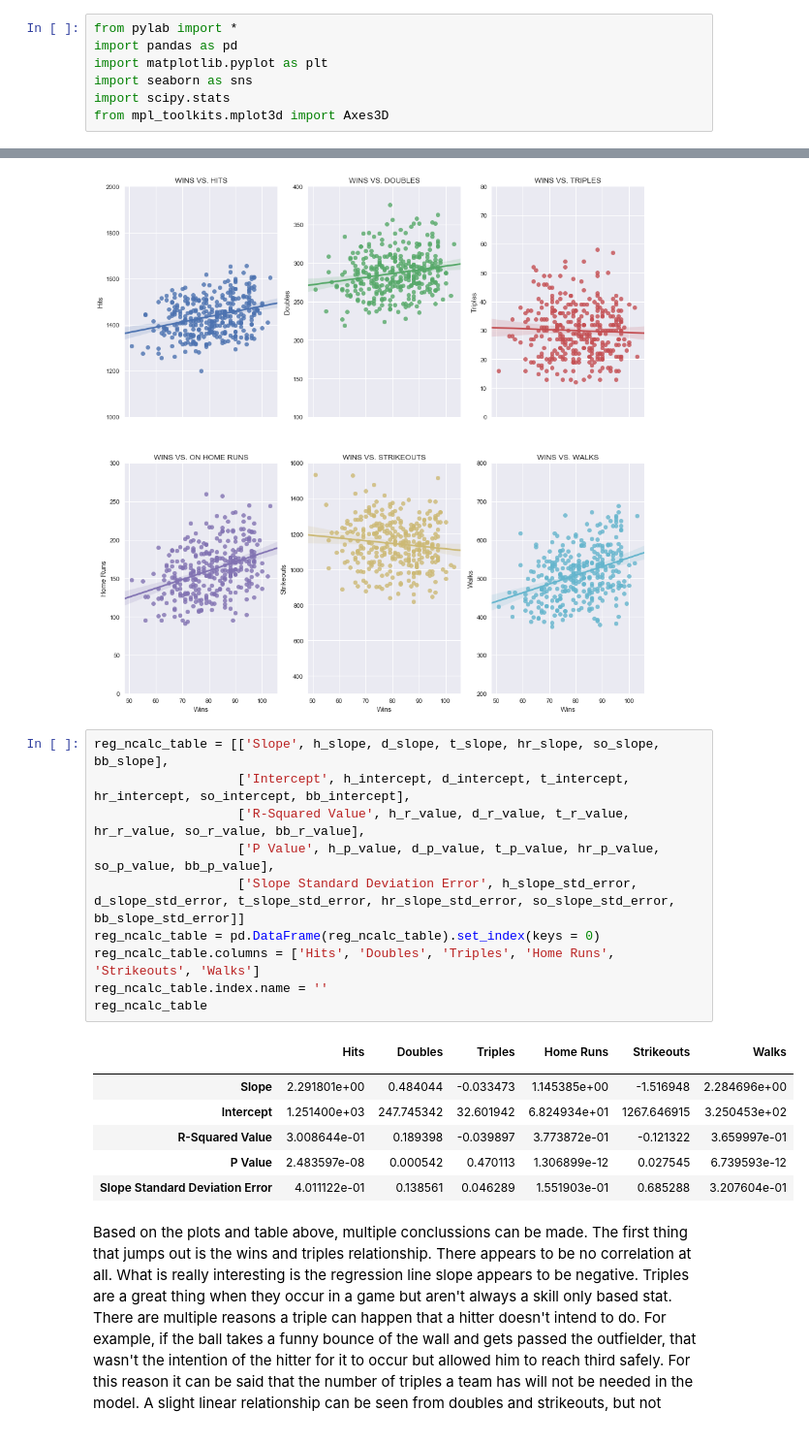
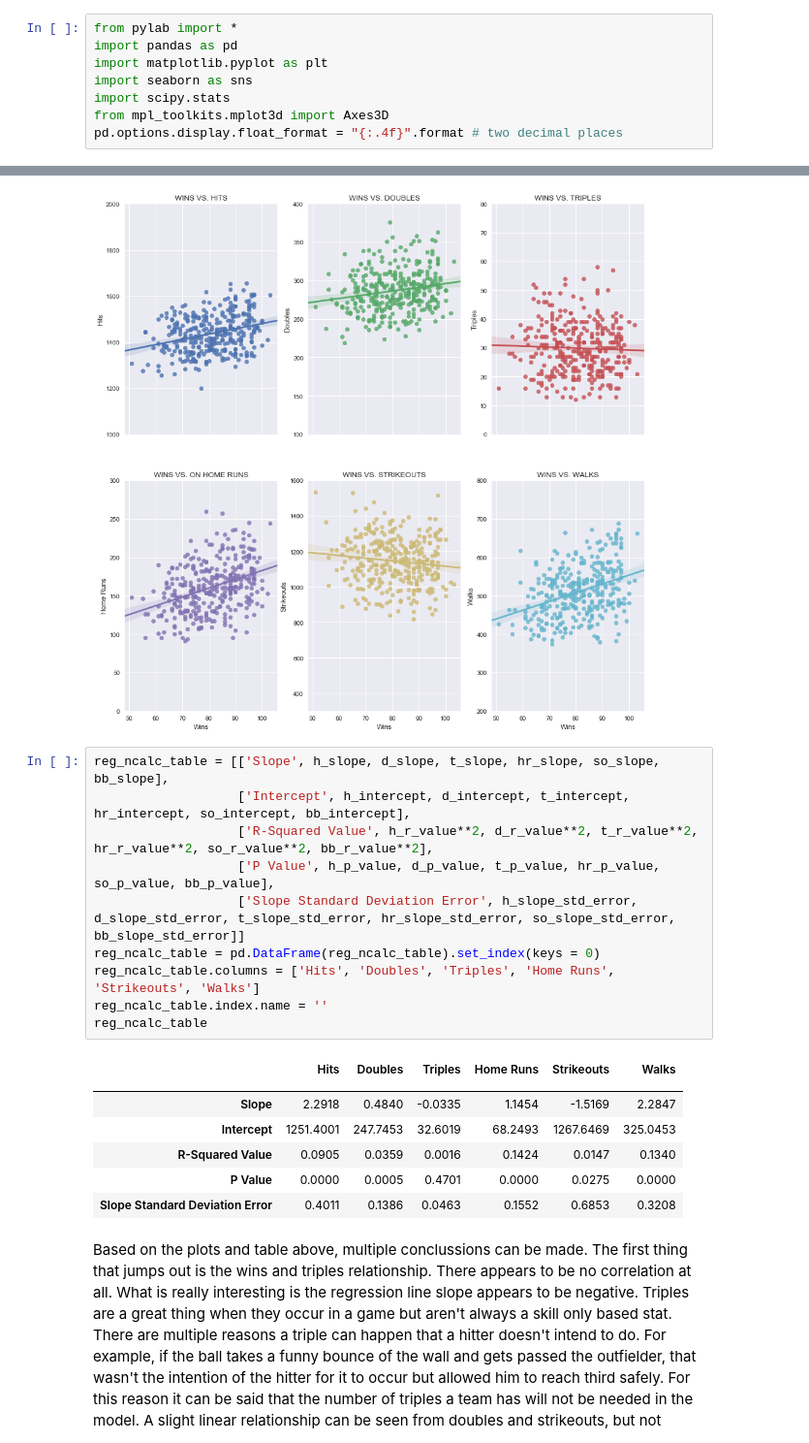
Before and after one commit to lawewers/Springboard-Capstone-MLB-W-vs.-L, a Jupyter notebook: CapstoneProject.ipynb, the cells around one changed output, grey strips where cells are left out. Shown at 97% size. Saved outputs shown, nothing was run; the diff lists cells and outputs as text.

```diff
--- a/CapstoneProject.ipynb
+++ b/CapstoneProject.ipynb
@@ -19,6 +19,7 @@ import matplotlib.pyplot as plt
 import seaborn as sns
 import scipy.stats
 from mpl_toolkits.mplot3d import Axes3D
+pd.options.display.float_format = "{:.4f}".format # two decimal places
 # %% [markdown]
 ## Data
 # %%
@@ -180,21 +181,21 @@ bb_slope, bb_intercept, bb_r_value, bb_p_value, bb_slope_std_error = scipy.stats
 # %%
 reg_ncalc_table = [['Slope', h_slope, d_slope, t_slope, hr_slope, so_slope, bb_slope],
                    ['Intercept', h_intercept, d_intercept, t_intercept, hr_intercept, so_intercept, bb_intercept],
-                   ['R-Squared Value', h_r_value, d_r_value, t_r_value, hr_r_value, so_r_value, bb_r_value],
+                   ['R-Squared Value', h_r_value**2, d_r_value**2, t_r_value**2, hr_r_value**2, so_r_value**2, bb_r_value**2],
                    ['P Value', h_p_value, d_p_value, t_p_value, hr_p_value, so_p_value, bb_p_value],
                    ['Slope Standard Deviation Error', h_slope_std_error, d_slope_std_error, t_slope_std_error, hr_slope_std_error, so_slope_std_error, bb_slope_std_error]]
 reg_ncalc_table = pd.DataFrame(reg_ncalc_table).set_index(keys = 0)
 reg_ncalc_table.columns = ['Hits', 'Doubles', 'Triples', 'Home Runs', 'Strikeouts', 'Walks']
 reg_ncalc_table.index.name = ''
 reg_ncalc_table
 # %% [output]
 |  | Hits | Doubles | Triples | Home Runs | Strikeouts | Walks |
 |  |  |  |  |  |  |  |
-| Slope | 2.291801e+00 | 0.484044 | -0.033473 | 1.145385e+00 | -1.516948 | 2.284696e+00 |
-| Intercept | 1.251400e+03 | 247.745342 | 32.601942 | 6.824934e+01 | 1267.646915 | 3.250453e+02 |
-| R-Squared Value | 3.008644e-01 | 0.189398 | -0.039897 | 3.773872e-01 | -0.121322 | 3.659997e-01 |
-| P Value | 2.483597e-08 | 0.000542 | 0.470113 | 1.306899e-12 | 0.027545 | 6.739593e-12 |
-| Slope Standard Deviation Error | 4.011122e-01 | 0.138561 | 0.046289 | 1.551903e-01 | 0.685288 | 3.207604e-01 |
+| Slope | 2.2918 | 0.4840 | -0.0335 | 1.1454 | -1.5169 | 2.2847 |
+| Intercept | 1251.4001 | 247.7453 | 32.6019 | 68.2493 | 1267.6469 | 325.0453 |
+| R-Squared Value | 0.0905 | 0.0359 | 0.0016 | 0.1424 | 0.0147 | 0.1340 |
+| P Value | 0.0000 | 0.0005 | 0.4701 | 0.0000 | 0.0275 | 0.0000 |
+| Slope Standard Deviation Error | 0.4011 | 0.1386 | 0.0463 | 0.1552 | 0.6853 | 0.3208 |
 # %% [markdown]
 Based on the plots and table above, multiple conclussions can be made. The first thing that jumps out is the wins and triples relationship. There appears to be no correlation at all. What is really interesting is the regression line slope appears to be negative. Triples are a great thing when they occur in a game but aren't always a skill only based stat. There are multiple reasons a triple can happen that a hitter doesn't intend to do. For example, if the ball takes a funny bounce of the wall and gets passed the outfielder, that wasn't the intention of the hitter for it to occur but allowed him to reach third safely. For this reason it can be said that the number of triples a team has will not be needed in the model. A slight linear relationship can be seen from doubles and strikeouts, but not enough to make a significant positive impact on the model.
 
```
Also changed, not shown: parts of 13 cells of this notebook.
